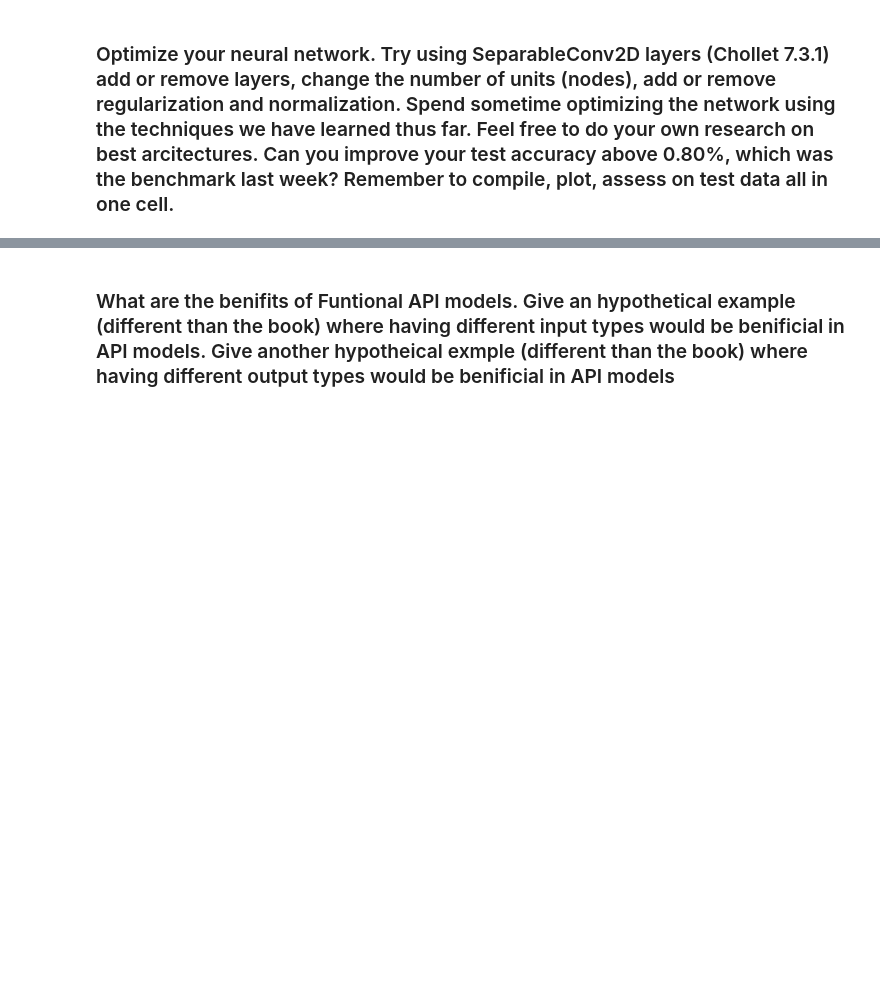
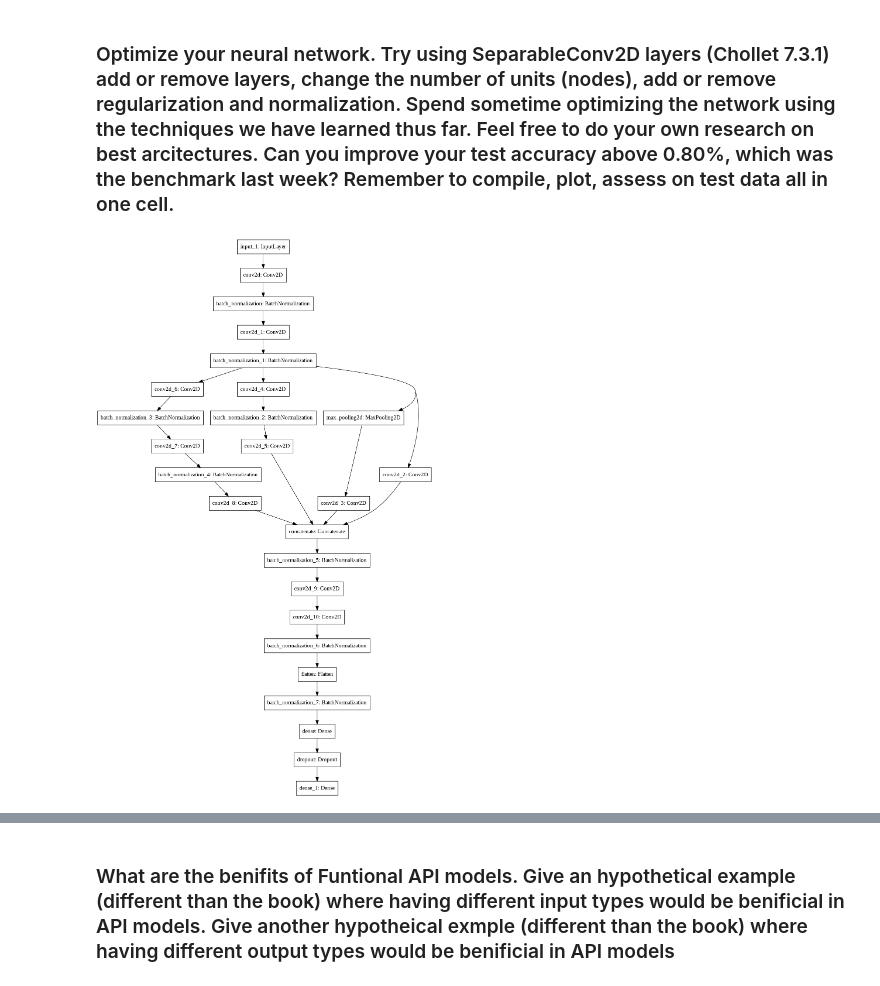
Before and after one commit to Benjamin-Siebold/MSDS686-Deep-Learning, a Jupyter notebook: Week-5/Functional_API_Walk_Through_and_Assignment.ipynb, the cells around one changed output, grey strips where cells are left out. Cells and saved outputs as stored; diff of their text form; code cells hidden in the pictures; blank space fills up the shorter version.

```diff
--- a/Week-5/Functional_API_Walk_Through_and_Assignment.ipynb
+++ b/Week-5/Functional_API_Walk_Through_and_Assignment.ipynb
@@ -130,0 +248,54 @@ plot_model(model_example)
+# %%
+# Build the model and print (plot) the model.
+# Build and print (plot) the model architecture found in figure 7.8 (Chollet)
+
+backend.clear_session()
+
+#input
+input = Input(shape=(32,32,3))
+
+#First Layers
+conv2d_1 = Conv2D(32, 3, padding = 'same', activation='relu', kernel_regularizer=regularizers.l2(.0001))(input)
+batch_norm = BatchNormalization()(conv2d_1)
+conv2d_2 = Conv2D(32, 3, padding = 'same', activation = 'relu', kernel_regularizer=regularizers.l2(.0001))(batch_norm)
+batch_norm1 = BatchNormalization()(conv2d_2)
+
+#T1
+conv2d_3 = Conv2D(64, 1, activation = 'relu', padding = 'same', strides = 2)(batch_norm1)
+#T2
+avg_pool = MaxPooling2D((2,2), padding = 'same')(batch_norm1)
+conv2d_4 = Conv2D(64, 3, padding = 'same')(avg_pool)
+#T3
+conv2d_5 = Conv2D(64, 1, padding = 'same')(batch_norm1)
+batch_norm = BatchNormalization()(conv2d_5)
+conv2d_6 = Conv2D(64, 3, padding = 'same', strides = 2)(batch_norm)
+#T4
+conv2d_7 = Conv2D(64, 1, padding = 'same')(batch_norm1)
+batch_norm = BatchNormalization()(conv2d_7)
+conv2d_8 = Conv2D(64, 3, padding = 'same')(batch_norm)
+batch_norm = BatchNormalization()(conv2d_8)
+conv2d_9 = Conv2D(64, 3, padding = 'same', strides = 2)(batch_norm)
+#concate
+merge = Concatenate(axis=-1)([conv2d_3, conv2d_4, conv2d_6, conv2d_9])
+
+#output conv2d layer
+batch_norm2 = BatchNormalization()(merge)
+conv2d_10 = Conv2D(128, 3, padding = 'same')(batch_norm2)
+conv2d_11 = Conv2D(128, 3, padding = 'same')(conv2d_10)
+batch_norm3 = BatchNormalization()(conv2d_11)
+
+#flatten
+flat = Flatten()(batch_norm3)
+
+#Final Layers
+batch_norm_2 = BatchNormalization()(flat)
+dense_1 = Dense(256, activation = 'relu')(batch_norm_2)
+dropout = Dropout(.2)(dense_1)
+output = Dense(10, activation = 'softmax')(dropout)
+
+model = Model(inputs = input, outputs = output)
+
+#plot
+plot_model(model)
+# %% [output]
+[figure, added]
```
Also changed, not shown: parts of 19 cells of this notebook.
